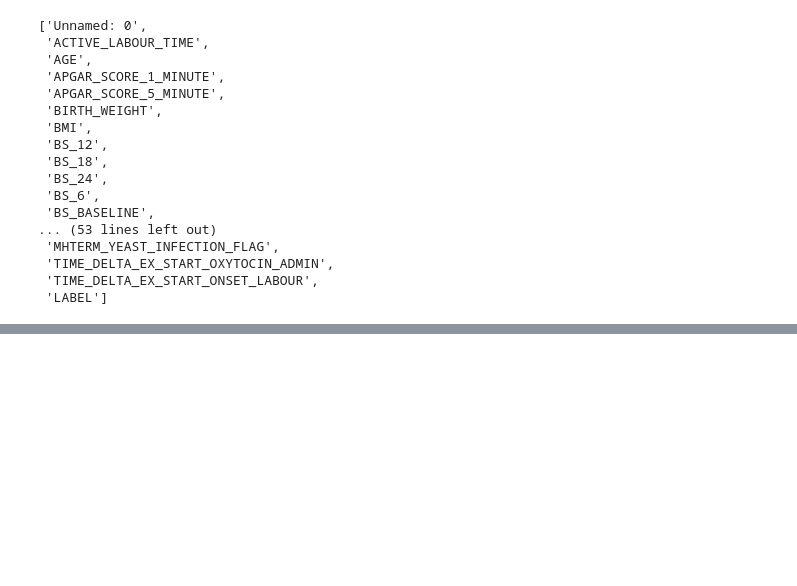
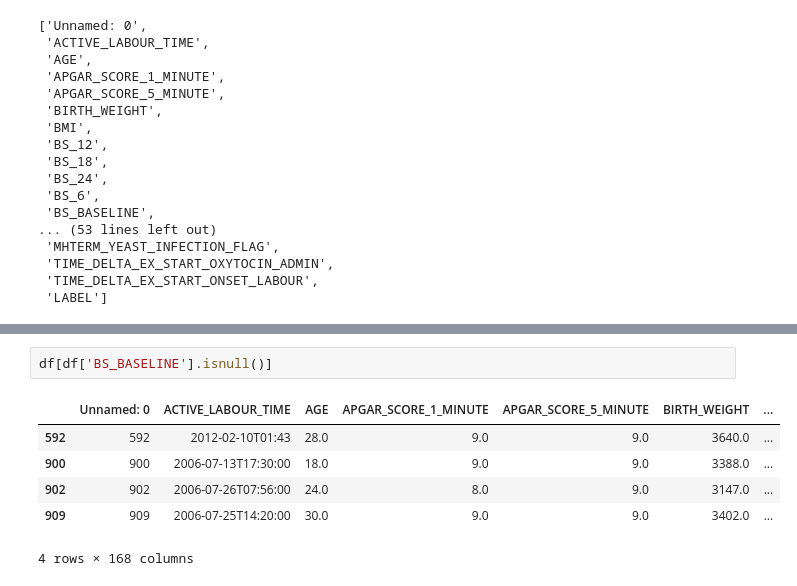
Before and after one commit to jzhao0802/ferring, a Jupyter notebook: 00_raw_data_processing/data_exploration/05_explore_merged_data_general.ipynb, the cells around one changed output, grey strips where cells are left out. Drawn from its saved outputs; the diff is of its cells as text; blank space fills up the shorter version.

```diff
--- a/00_raw_data_processing/data_exploration/05_explore_merged_data_general.ipynb
+++ b/00_raw_data_processing/data_exploration/05_explore_merged_data_general.ipynb
@@ -213,0 +222,9 @@ True
+# %%
+df[df['BS_BASELINE'].isnull()]
+# %% [output]
+|  | Unnamed: 0 | ACTIVE_LABOUR_TIME | AGE | APGAR_SCORE_1_MINUTE | APGAR_SCORE_5_MINUTE | BIRTH_WEIGHT | ... |
+| 592 | 592 | 2012-02-10T01:43 | 28.0 | 9.0 | 9.0 | 3640.0 | ... |
+| 900 | 900 | 2006-07-13T17:30:00 | 18.0 | 9.0 | 9.0 | 3388.0 | ... |
+| 902 | 902 | 2006-07-26T07:56:00 | 24.0 | 8.0 | 9.0 | 3147.0 | ... |
+| 909 | 909 | 2006-07-25T14:20:00 | 30.0 | 9.0 | 9.0 | 3402.0 | ... |
+4 rows × 168 columns
```
Also changed, not shown: parts of 3 cells of this notebook, 8 other files.
